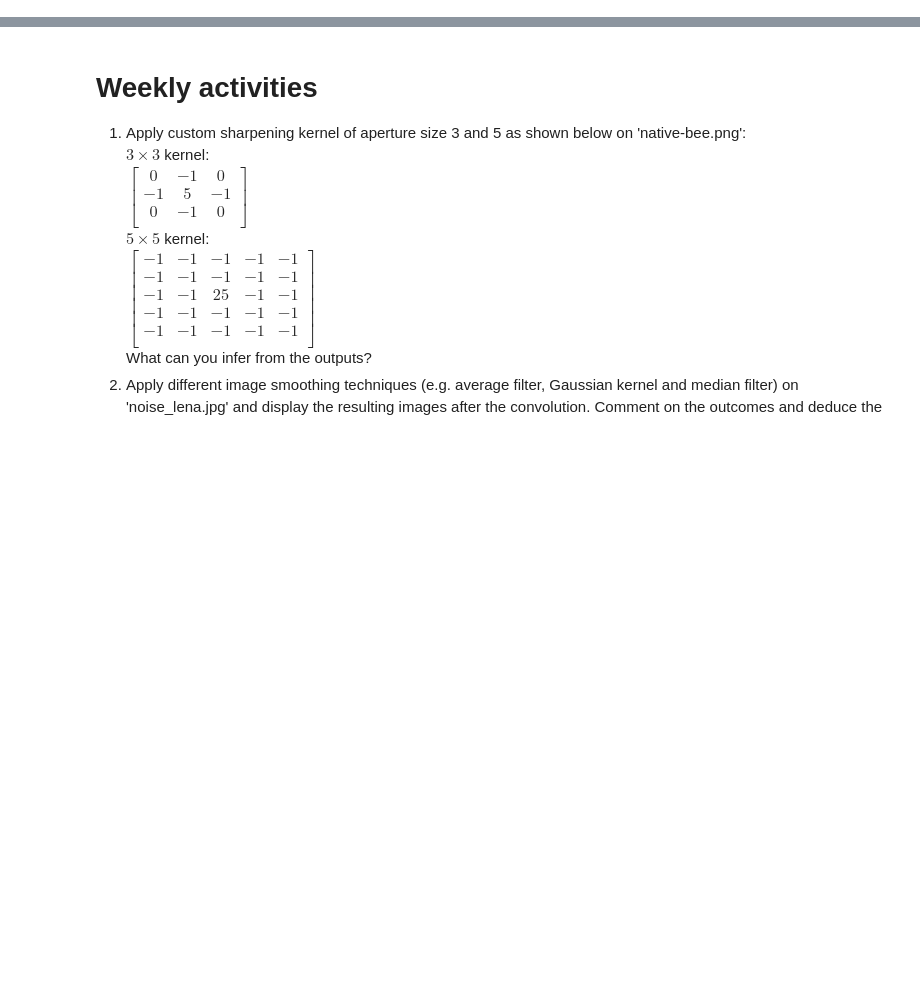
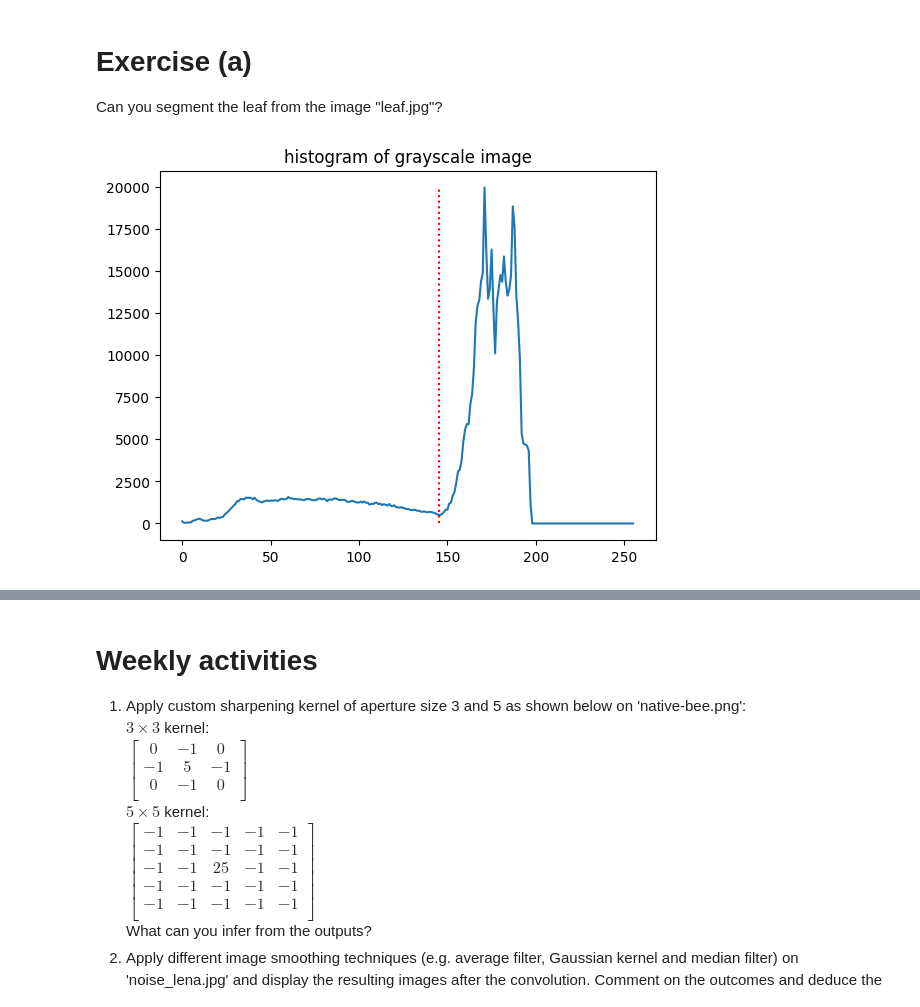
Before and after one commit to Jacky-lim-data-analyst/mini_project_cv, a Jupyter notebook: w6_tut_ans.ipynb, the cells around one changed output, grey strips where cells are left out. Cells and saved outputs as stored; diff of their text form; code cells hidden in the pictures; blank space fills up the shorter version.

```diff
--- a/w6_tut_ans.ipynb
+++ b/w6_tut_ans.ipynb
@@ -0,0 +1,3 @@
+# %% [markdown]
+# Exercise (a)
+Can you segment the leaf from the image "leaf.jpg"?
@@ -0,0 +8,13 @@
+# %%
+# By inspection of the image histogram
+gray = cv.imread("images/leaf.jpg", 0)
+
+# histogram
+hist = cv.calcHist([gray], [0], None, [256], [0, 256])
+
+plt.plot(hist)
+plt.vlines(145, 0, hist.max(), color="red", linestyles="dotted")
+plt.title("histogram of grayscale image")
+plt.show()
+# %% [output]
+[figure, added]
```
Also changed, not shown: parts of 17 cells of this notebook, 1 other file.
